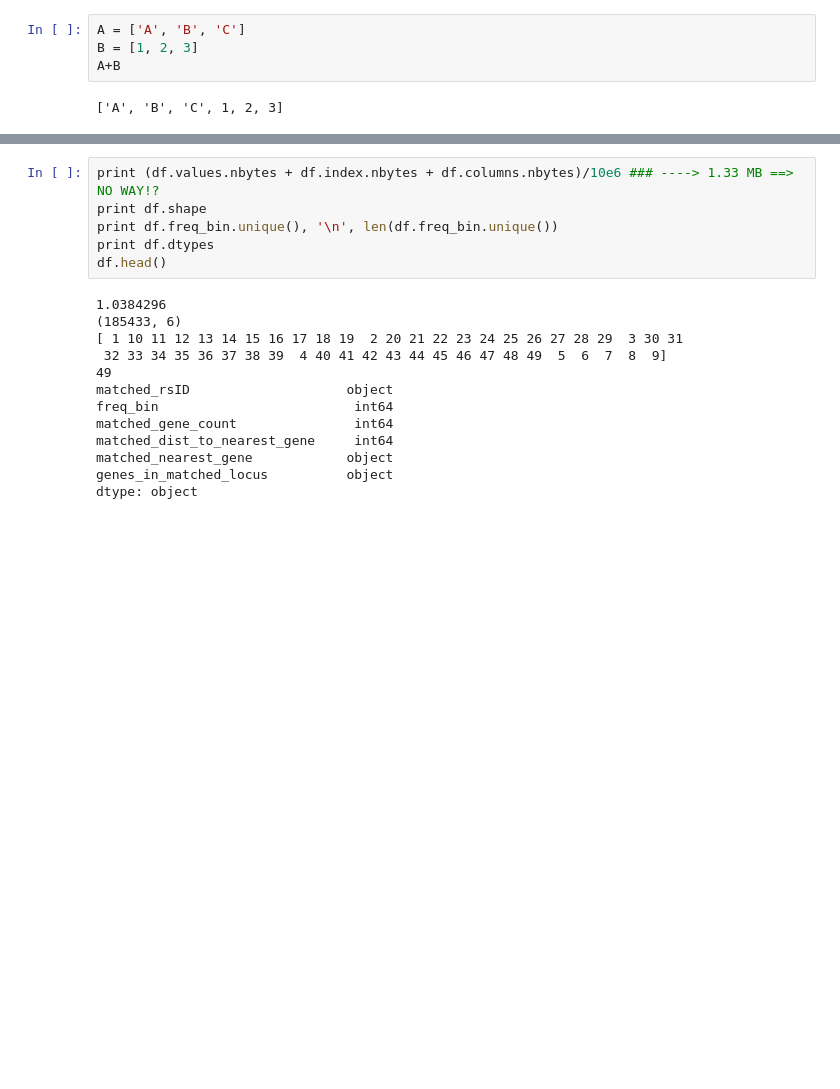
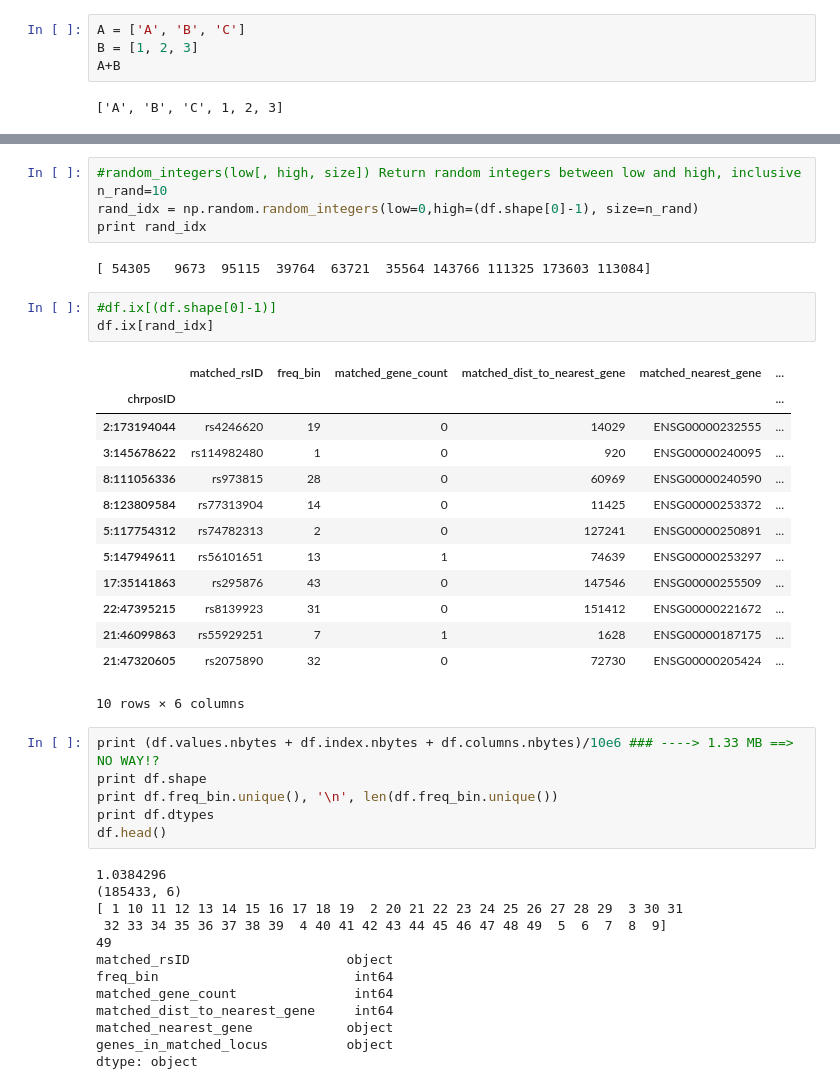
Before and after one commit to pascaltimshel/snpsnap, a Jupyter notebook: notebooks/test2.ipynb, the cells around one changed output, grey strips where cells are left out. Cells and saved outputs as stored; diff of their text form; blank space fills up the shorter version.

```diff
--- a/notebooks/test2.ipynb
+++ b/notebooks/test2.ipynb
@@ -41,3 +92,27 @@ array(['67085800', '38424943', '20507804', ..., '53345951', '76016961',
+# %%
+#random_integers(low[, high, size])	Return random integers between low and high, inclusive
+n_rand=10
+rand_idx = np.random.random_integers(low=0,high=(df.shape[0]-1), size=n_rand)
+print rand_idx
+# %% [output]
+[ 54305   9673  95115  39764  63721  35564 143766 111325 173603 113084]
+# %%
+#df.ix[(df.shape[0]-1)]
+df.ix[rand_idx]
+# %% [output]
+|  | matched_rsID | freq_bin | matched_gene_count | matched_dist_to_nearest_gene | matched_nearest_gene | ... |
+| chrposID |  |  |  |  |  | ... |
+| 2:173194044 | rs4246620 | 19 | 0 | 14029 | ENSG00000232555 | ... |
+| 3:145678622 | rs114982480 | 1 | 0 | 920 | ENSG00000240095 | ... |
+| 8:111056336 | rs973815 | 28 | 0 | 60969 | ENSG00000240590 | ... |
+| 8:123809584 | rs77313904 | 14 | 0 | 11425 | ENSG00000253372 | ... |
+| 5:117754312 | rs74782313 | 2 | 0 | 127241 | ENSG00000250891 | ... |
+| 5:147949611 | rs56101651 | 13 | 1 | 74639 | ENSG00000253297 | ... |
+| 17:35141863 | rs295876 | 43 | 0 | 147546 | ENSG00000255509 | ... |
+| 22:47395215 | rs8139923 | 31 | 0 | 151412 | ENSG00000221672 | ... |
+| 21:46099863 | rs55929251 | 7 | 1 | 1628 | ENSG00000187175 | ... |
+| 21:47320605 | rs2075890 | 32 | 0 | 72730 | ENSG00000205424 | ... |
+10 rows × 6 columns
 # %%
 print (df.values.nbytes + df.index.nbytes + df.columns.nbytes)/10e6 ### ----> 1.33 MB ==> NO WAY!?
 print df.shape
```
Also changed, not shown: parts of 8 cells of this notebook, 8 other files.
